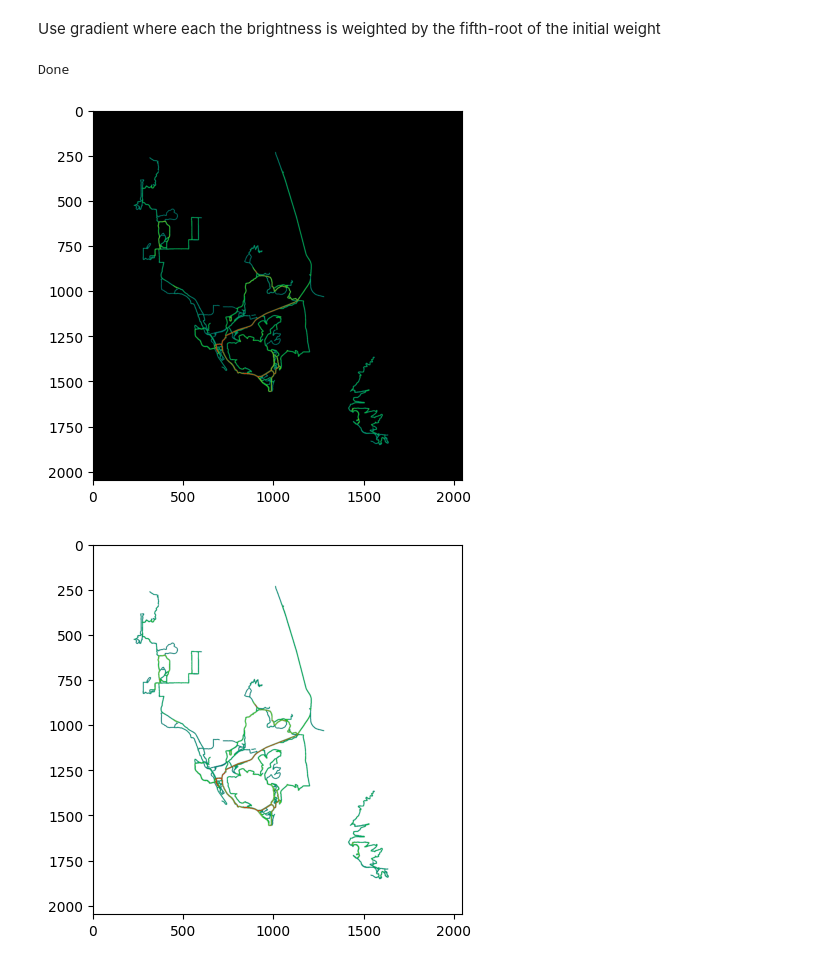
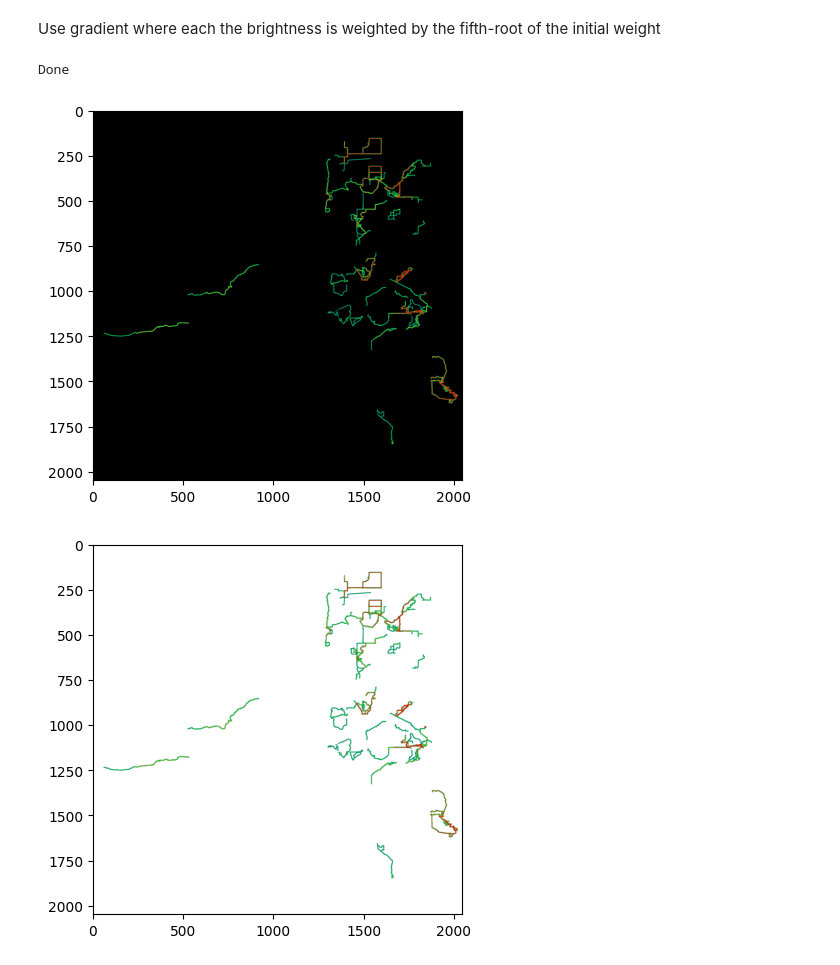
Before and after one commit to jacks14235/heatmap_art, a Jupyter notebook: heatmap_art.ipynb, the cells around one changed output. Saved outputs shown, nothing was run; the diff lists cells and outputs as text; code cells hidden in the pictures.

```diff
--- a/heatmap_art.ipynb
+++ b/heatmap_art.ipynb
@@ -58,6 +59,7 @@ Unzipping 3113 directories
 from fitparse import FitFile
 import gpxpy
 import pickle
+import fitcoords as fc
 
 def semicircles_to_degrees(lat_sc, lon_sc):
     """
@@ -78,6 +80,9 @@ def parse_fit_file(fit_file):
         ele = record.get_value('enhanced_altitude')
         coords.append((lat, lon, ele))
 
+def parse_fit_file_fast(fit_file):
+    coords.append(fc.parse_fit_to_numpy(fit_file))
+
 def parse_gpx_file(gpx_file):
     gpx_file = open(gpx_file, 'r')
     gpx = gpxpy.parse(gpx_file)
@@ -91,12 +96,13 @@ if os.path.exists('coords.pkl'):
         coords = pickle.load(file)
     print(f'Loaded {len(coords)} coordinates from pickle file')
 else:
-    coords = []
+    coords = fc.parse_fit_dir_to_numpy(activities_dir)
     for activity_path in tqdm(activity_paths):
-        if activity_path.endswith('.fit'):
-            parse_fit_file(activity_path)
-        elif activity_path.endswith('.gpx'):
+        if activity_path.endswith('.gpx'):
             parse_gpx_file(activity_path)
+    # import pickle
+    # with open('coords.pkl', 'wb') as f:
+    #     pickle.dump(coords, f)
 
     print(f'Loaded {len(coords)} coordinates')
 # %% [output]
@@ -131,15 +138,18 @@ def get_rect(ul_coord, miles):
 # princeton = ((40.415217, -74.797882), (40.282776, -74.548656))
 princeton = get_rect((40.430217, -74.767882), 12)
 boulder = get_rect((40.111741, -105.365283), 20)
+boulder2 = get_rect((40.167741, -105.650283), 30) # includes mags
 duke = get_rect((36.031007, -79.014064), 7)
 mendham = get_rect((40.896692, -74.845338), 25)
 mendham2 = get_rect((40.886692, -74.715338), 15)
 parkcity = get_rect((40.748435, -111.570050), 10)
 us = get_rect((49.921607, -126.647587), 3000)
 
-bounds = princeton
-folder = 'princeton'
-os.makedirs(folder, exist_ok=True)
+bounds = boulder2
+
+folder = 'boulder2'
+if folder is not None:
+    os.makedirs(folder, exist_ok=True)
 ul_lat, ul_lon = bounds[0]
 br_lat, br_lon = bounds[1]
 
@@ -254,30 +267,36 @@ def draw_grad_black(data, gradient, filename=None):
     if filename is not None:
         img.save(filename)
 
-draw_grad_black(clipped_gauss, g, f'{folder}/black-temp.png')
+f = None
+if folder is not None:
+    f = f'{folder}/black-temp.png'
+draw_grad_black(clipped_gauss, g, f)
 # %% [output]
 Done
-[figure, old version]
+[figure, new version]
 # %%
 def white_weighting(x):
     ones = x == 1
     x = np.power(1-x, 1/5)
     x[ones] = 1
     return x
 
 def draw_grad_white(data, gradient, filename=None):
     # data is 0-255
     g_white = reversed(gradient)
     # make sure the gradient is white at 1
     g_white.stops.insert(-1, 0.999)
     g_white.colors.append((255,255,255))
     img = g_white.eval_np((255 - data) / 255, weight=white_weighting)
     plt.imshow(img)
     img = Image.fromarray(img)
     if filename is not None:
         img.save(filename)
 
-draw_grad_white(clipped_gauss, g, f'{folder}/white-temp.png')
+f = None
+if folder is not None:
+    f = f'{folder}/white-temp.png'
+draw_grad_white(clipped_gauss, g, f)
 # %% [output]
-[figure, old version]
+[figure, new version]
 # %%
```
Also changed, not shown: parts of 6 cells of this notebook, 7 other files.
